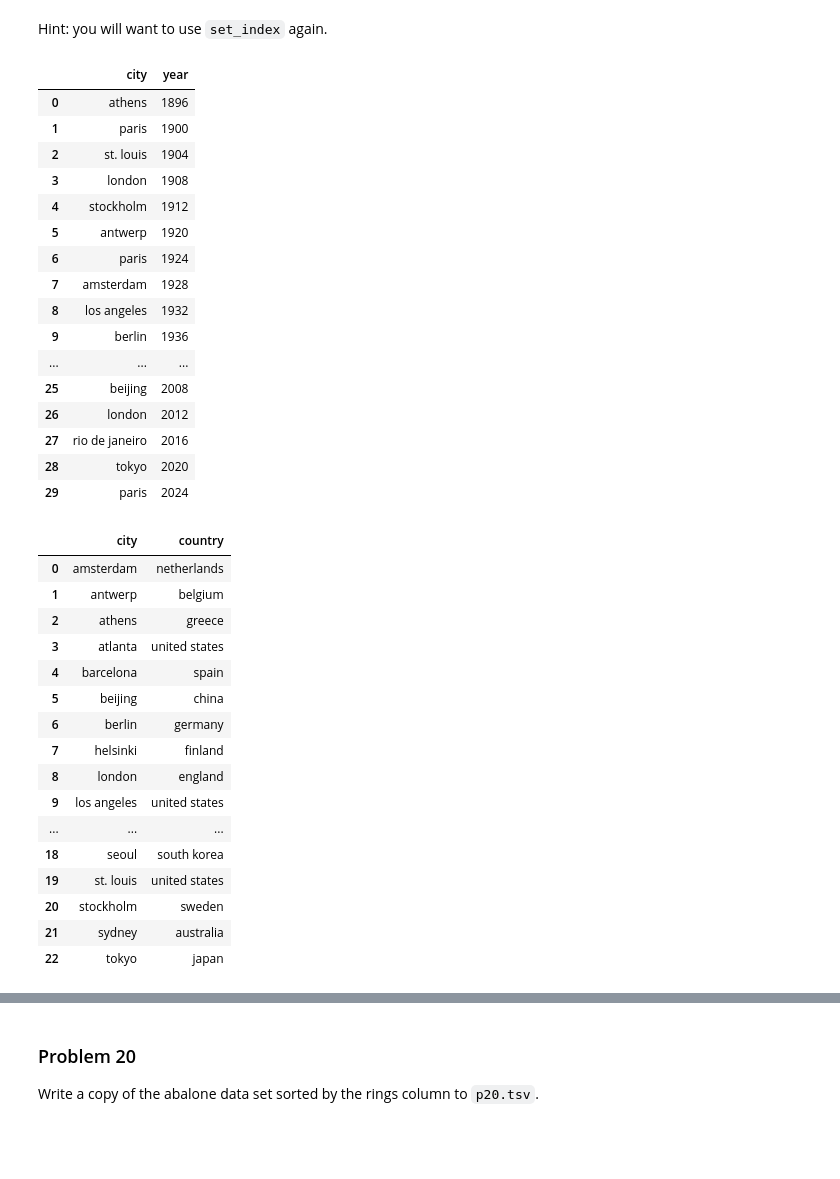
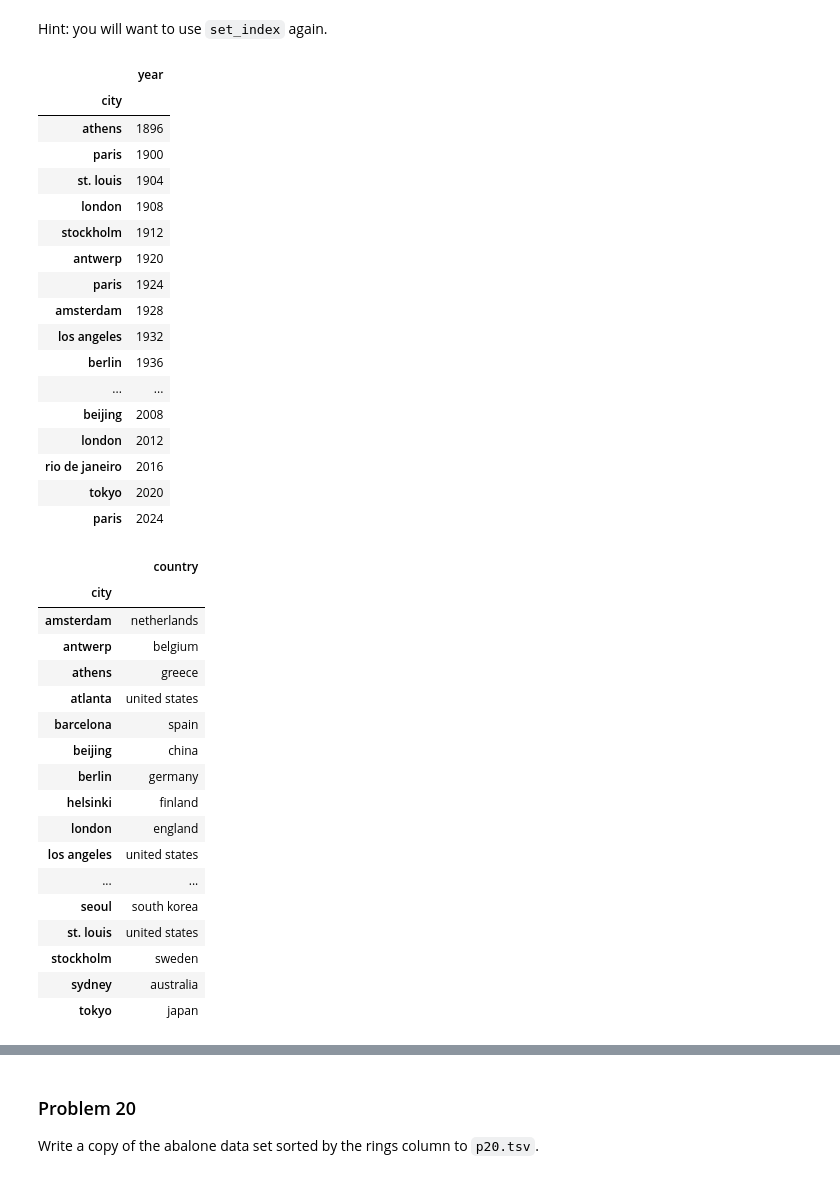
Before and after one commit to Haleymussary00/dx602-homework-08, a Jupyter notebook: homework.ipynb, the cells around one changed output, grey strips where cells are left out. Drawn from its saved outputs; the diff is of its cells as text; code cells hidden in the pictures; blank space fills up the shorter version.

```diff
--- a/homework.ipynb
+++ b/homework.ipynb
@@ -624,27 +629,30 @@ Hint: you will want to use `set_index` again.
 # %%
 # DO NOT CHANGE
 
 o19 = pd.DataFrame(data= {"city": ["athens", "paris", "st. louis", "london", "stockholm", "antwerp", "paris", "amsterdam", "los angeles", "berlin", "london", "helsinki", "melbourne", "rome", "tokyo", "mexico city", "munich", "montreal", "moscow", "los angeles", "seoul", "barcelona", "atlanta", "sydney", "athens", "beijing", "london", "rio de janeiro", "tokyo", "paris"],
                              "year": [1896, 1900, 1904, 1908, 1912, 1920, 1924, 1928, 1932, 1936, 1948, 1952, 1956, 1960, 1964, 1968, 1972, 1976, 1980, 1984, 1988, 1992, 1996, 2000, 2004, 2008, 2012, 2016, 2020, 2024]})
 o19
+o19_copy = o19.set_index('city')
+o19_copy
 # %% [output]
-|  | city | year |
-| 0 | athens | 1896 |
-| 1 | paris | 1900 |
-| 2 | st. louis | 1904 |
-| 3 | london | 1908 |
-| 4 | stockholm | 1912 |
-| 5 | antwerp | 1920 |
-| 6 | paris | 1924 |
-| 7 | amsterdam | 1928 |
-| 8 | los angeles | 1932 |
-| 9 | berlin | 1936 |
-| ... | ... | ... |
-| 25 | beijing | 2008 |
-| 26 | london | 2012 |
-| 27 | rio de janeiro | 2016 |
-| 28 | tokyo | 2020 |
-| 29 | paris | 2024 |
+|  | year |
+| city |  |
+| athens | 1896 |
+| paris | 1900 |
+| st. louis | 1904 |
+| london | 1908 |
+| stockholm | 1912 |
+| antwerp | 1920 |
+| paris | 1924 |
+| amsterdam | 1928 |
+| los angeles | 1932 |
+| berlin | 1936 |
+| ... | ... |
+| beijing | 2008 |
+| london | 2012 |
+| rio de janeiro | 2016 |
+| tokyo | 2020 |
+| paris | 2024 |
 # %%
 # DO NOT CHANGE
 
@@ -695,24 +703,27 @@ c19 = pd.DataFrame(data= {"city": ['amsterdam',
  'australia',
  'japan']})
 c19
+c19_copy = c19.set_index('city')
+c19_copy
 # %% [output]
-|  | city | country |
-| 0 | amsterdam | netherlands |
-| 1 | antwerp | belgium |
-| 2 | athens | greece |
-| 3 | atlanta | united states |
-| 4 | barcelona | spain |
-| 5 | beijing | china |
-| 6 | berlin | germany |
-| 7 | helsinki | finland |
-| 8 | london | england |
-| 9 | los angeles | united states |
-| ... | ... | ... |
-| 18 | seoul | south korea |
-| 19 | st. louis | united states |
-| 20 | stockholm | sweden |
-| 21 | sydney | australia |
-| 22 | tokyo | japan |
+|  | country |
+| city |  |
+| amsterdam | netherlands |
+| antwerp | belgium |
+| athens | greece |
+| atlanta | united states |
+| barcelona | spain |
+| beijing | china |
+| berlin | germany |
+| helsinki | finland |
+| london | england |
+| los angeles | united states |
+| ... | ... |
+| seoul | south korea |
+| st. louis | united states |
+| stockholm | sweden |
+| sydney | australia |
+| tokyo | japan |
 # %%
 # YOUR CHANGES HERE
 
```
Also changed, not shown: parts of 7 cells of this notebook, 1 other file.
